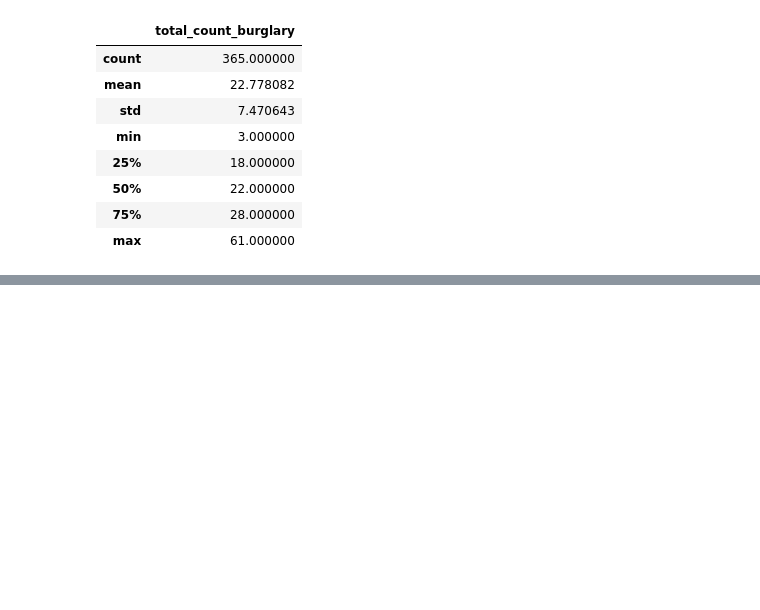
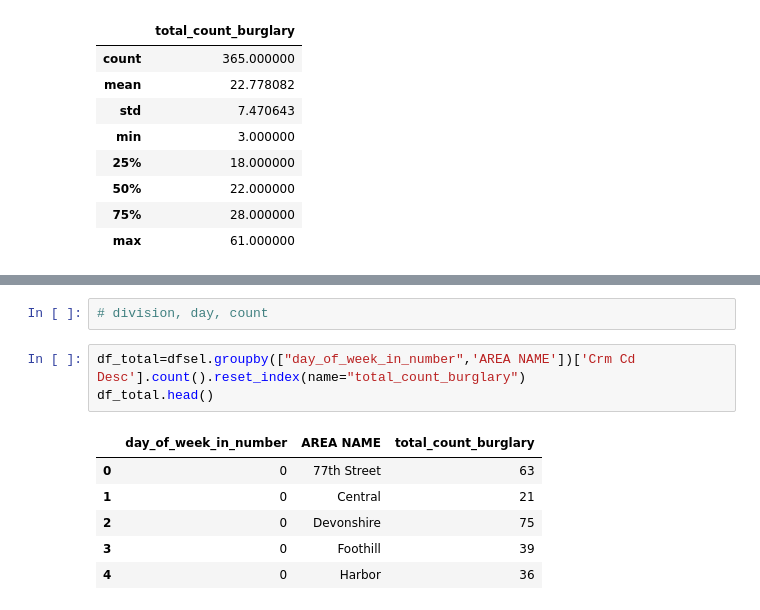
Before and after one commit to pattyjula/losangeles-burglary, a Jupyter notebook: LA_burglary.ipynb, the cells around one changed output, grey strips where cells are left out. Cells and saved outputs as stored; diff of their text form; blank space fills up the shorter version.

```diff
--- a/LA_burglary.ipynb
+++ b/LA_burglary.ipynb
@@ -138,0 +155,12 @@ sns.kdeplot( df_total["total_count_burglary"], shade=True, color="g")
+# %%
+# division, day, count
+# %%
+df_total=dfsel.groupby(["day_of_week_in_number",'AREA NAME'])['Crm Cd Desc'].count().reset_index(name="total_count_burglary")
+df_total.head()
+# %% [output]
+|  | day_of_week_in_number | AREA NAME | total_count_burglary |
+| 0 | 0 | 77th Street | 63 |
+| 1 | 0 | Central | 21 |
+| 2 | 0 | Devonshire | 75 |
+| 3 | 0 | Foothill | 39 |
+| 4 | 0 | Harbor | 36 |
```
Also changed, not shown: parts of 7 cells of this notebook.
